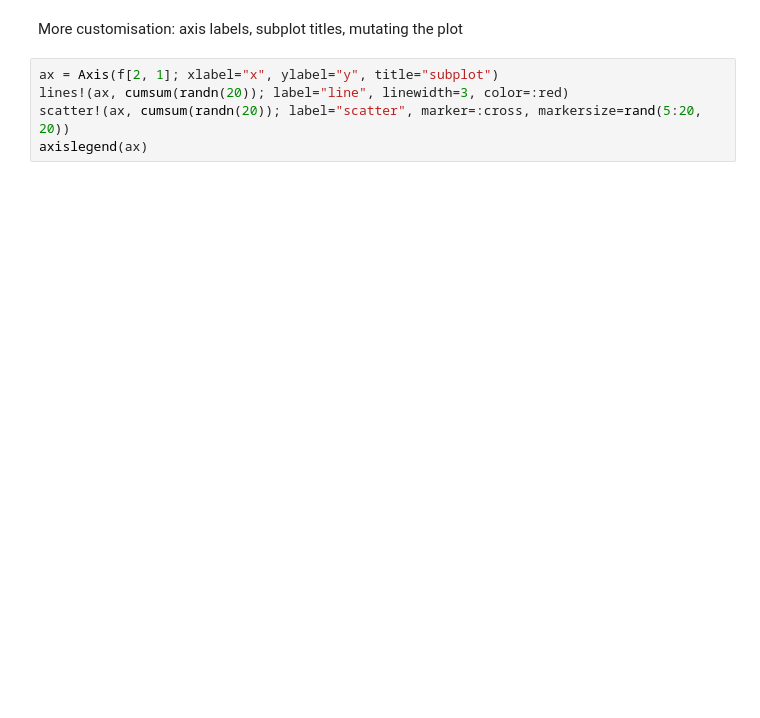
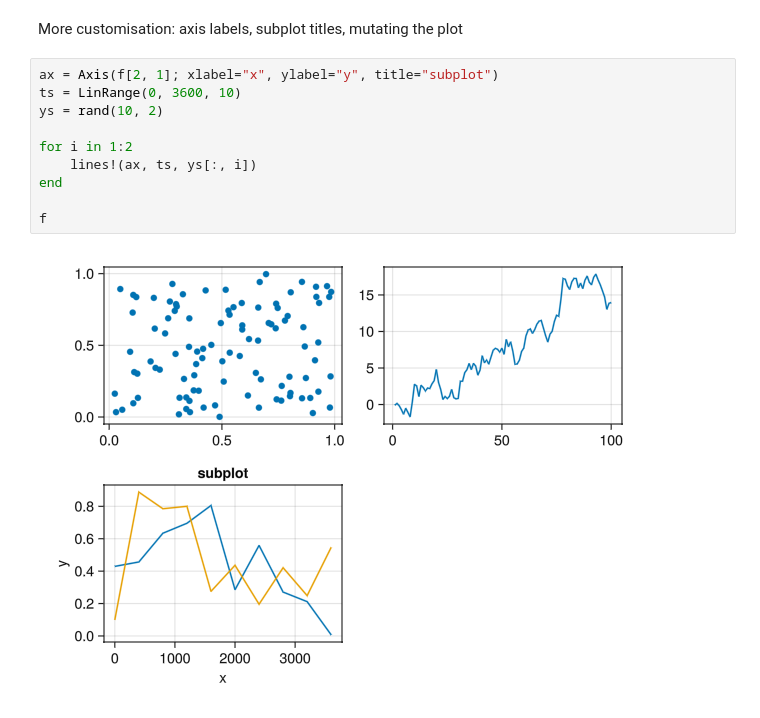
Before and after one commit to mauro3/Julia-intro-ETHZ-Compicampus, a Jupyter notebook: notebooks/plotting-with-makie.ipynb, the cells around one changed output. Drawn from its saved outputs; the diff is of its cells as text; blank space fills up the shorter version.

```diff
--- a/notebooks/plotting-with-makie.ipynb
+++ b/notebooks/plotting-with-makie.ipynb
@@ -28,7 +32,14 @@ lines(f[1, 2], cumsum(randn(100)))
 # %% [markdown]
 More customisation: axis labels, subplot titles, mutating the plot
-# %%
-ax = Axis(f[2, 1]; xlabel="x", ylabel="y", title="subplot")
-lines!(ax, cumsum(randn(20)); label="line", linewidth=3, color=:red)
-scatter!(ax, cumsum(randn(20)); label="scatter", marker=:cross, markersize=rand(5:20, 20))
-axislegend(ax)
+# %%
+ax = Axis(f[2, 1]; xlabel="x", ylabel="y", title="subplot")
+ts = LinRange(0, 3600, 10)
+ys = rand(10, 2)
+
+for i in 1:2
+    lines!(ax, ts, ys[:, i])
+end
+
+f
+# %% [output]
+[figure, added]
```
Also changed, not shown: parts of 2 cells of this notebook, 4 other files.
